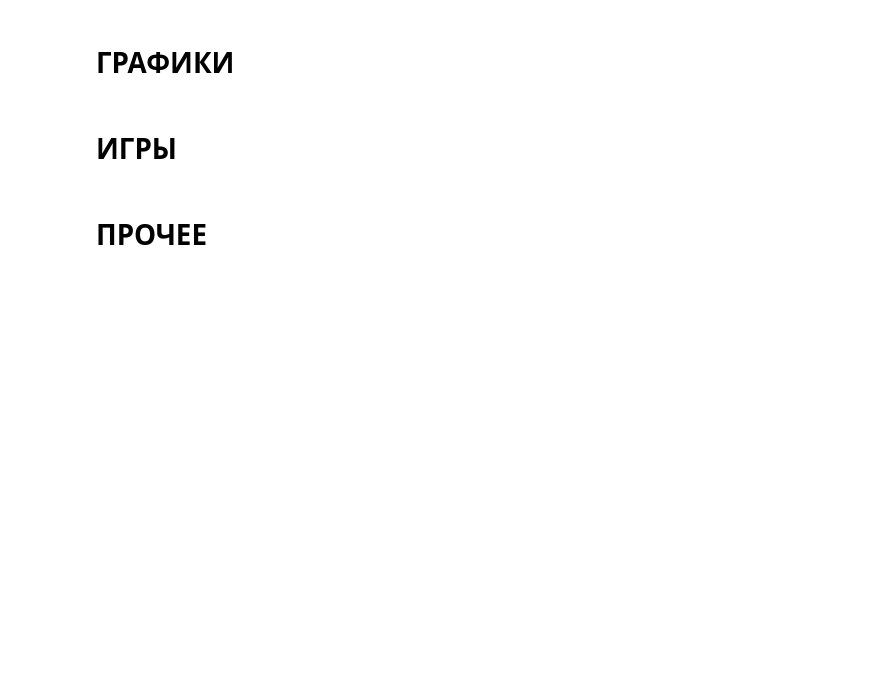
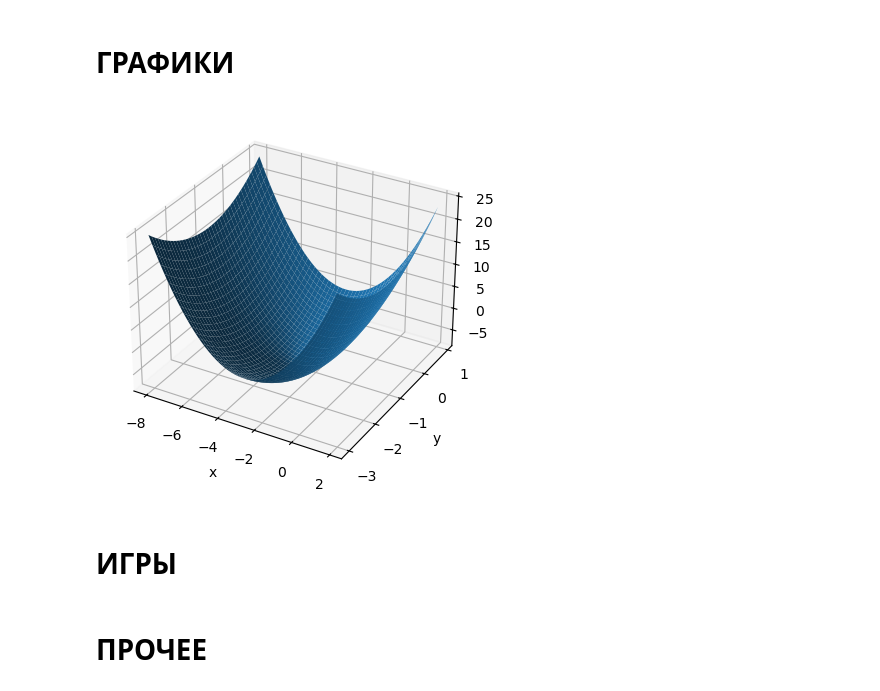
Before and after one commit to V4DoS/Python, a Jupyter notebook: Start Python .ipynb, the cells around one changed output. Drawn from its saved outputs; the diff is of its cells as text; code cells hidden in the pictures; blank space fills up the shorter version.

```diff
--- a/Start Python .ipynb
+++ b/Start Python .ipynb
@@ -538,3 +572,32 @@ for beta in np.linspace(0, 3, 16):
 plt.legend(loc='upper right', prop={'size': 10})
 plt.title('Нормальное распределение с разными бета параметрами')
 plt.show()
+# %%
+import matplotlib.pyplot as plt
+import numpy as np
+
+# Определяем диапазоны для x и y
+x = np.arange(-8, 2, 0.1)
+y = np.arange(-3, 1, 0.1)
+
+# Создаем сетку из координат x и y
+X, Y = np.meshgrid(x, y)
+
+# Вычисляем значение z для каждой точки на сетке
+Z = X**2 + 2*Y**2 + 6*X + 4*Y + 3
+
+# Строим 3D-график
+fig = plt.figure()
+ax = fig.add_subplot(projection='3d')
+
+ax.plot_surface(X, Y, Z)
+
+# Настраиваем оси
+ax.set_xlabel('x')
+ax.set_ylabel('y')
+ax.set_zlabel('z')
+
+# Отображаем график
+plt.show()
+# %% [output]
+[figure, added]
```
Also changed, not shown: parts of 30 cells of this notebook, 2 other files.
